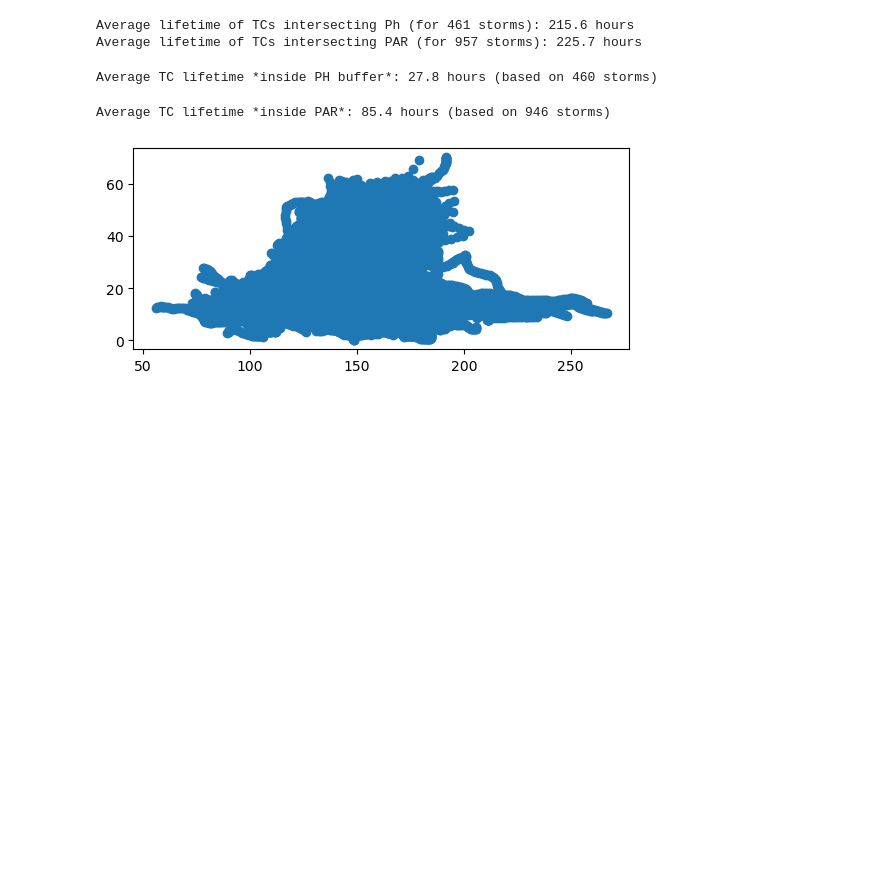
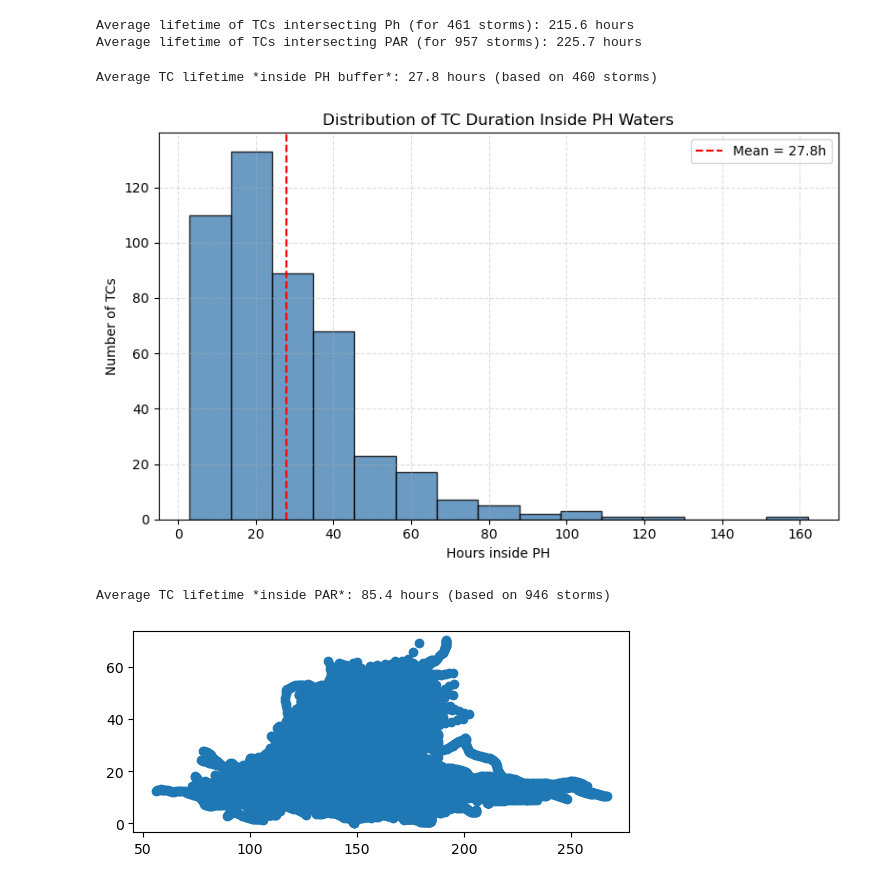
Before and after one commit to baracoma/tc-statistics, a Jupyter notebook: calculate-lifetime.ipynb, the cells around one changed output. Saved outputs shown, nothing was run; the diff lists cells and outputs as text; code cells hidden in the pictures; blank space fills up the shorter version.

```diff
--- a/calculate-lifetime.ipynb
+++ b/calculate-lifetime.ipynb
@@ -152,6 +152,24 @@ avg_ph_hours = ph_lf_lifetime["hours_inside_ph"].mean()
 print(f"Average TC lifetime *inside PH buffer*: {avg_ph_hours:.1f} hours (based on {len(ph_lf_lifetime)} storms)")
 # %% [output]
 Average TC lifetime *inside PH buffer*: 27.8 hours (based on 460 storms)
+# %%
+plt.figure(figsize=(8, 5))
+plt.hist(ph_lf_lifetime["hours_inside_ph"], bins=15, color='steelblue', edgecolor='black', alpha=0.8)
+
+plt.title("Distribution of TC Duration Inside PH Waters")
+plt.xlabel("Hours inside PH")
+plt.ylabel("Number of TCs")
+plt.grid(True, linestyle='--', alpha=0.4)
+
+# Optional: mark mean
+mean_duration = ph_lf_lifetime["hours_inside_ph"].mean()
+plt.axvline(mean_duration, color='red', linestyle='--', label=f"Mean = {mean_duration:.1f}h")
+plt.legend()
+
+plt.tight_layout()
+plt.show()
+# %% [output]
+[figure, added]
 # %%
 # Filter points inside PAR
 par_inside = gdf_tracks[
```
Also changed, not shown: parts of 5 cells of this notebook.
